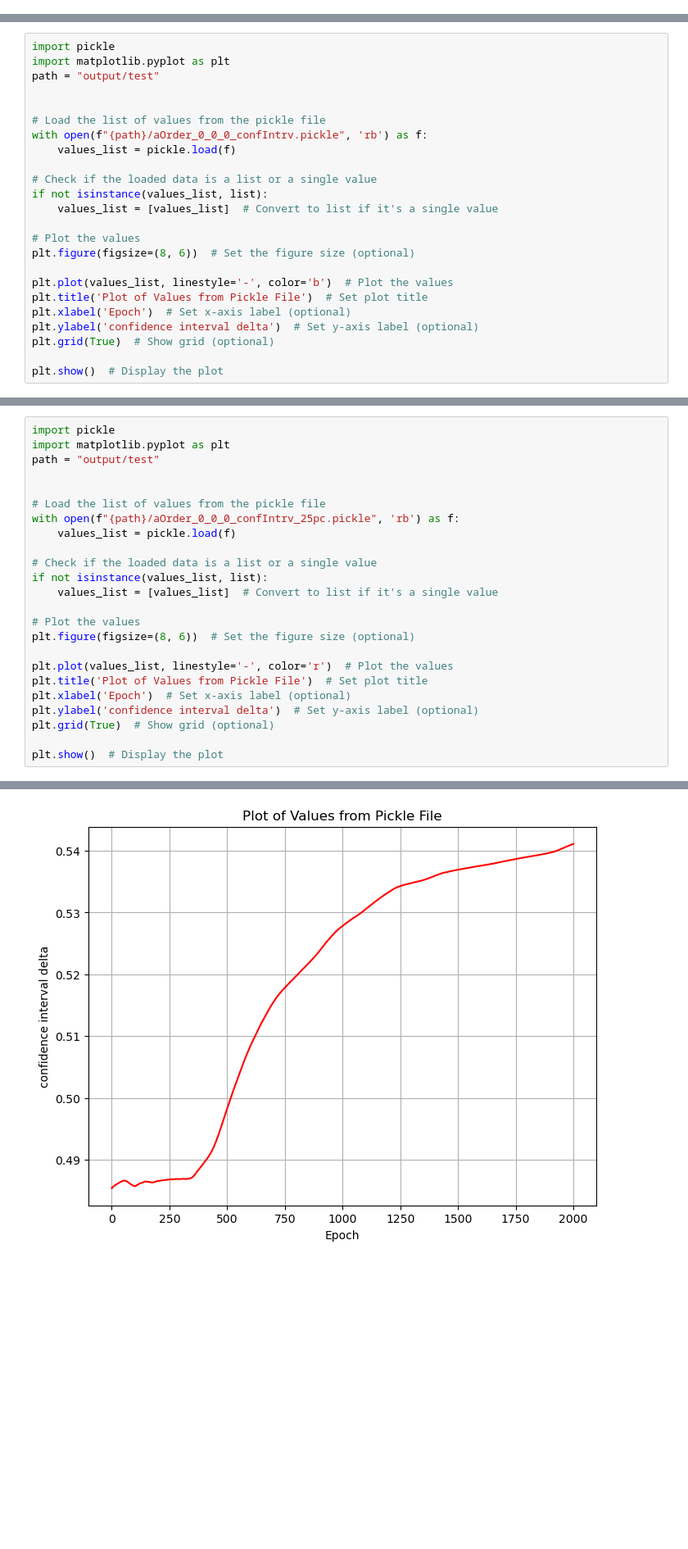
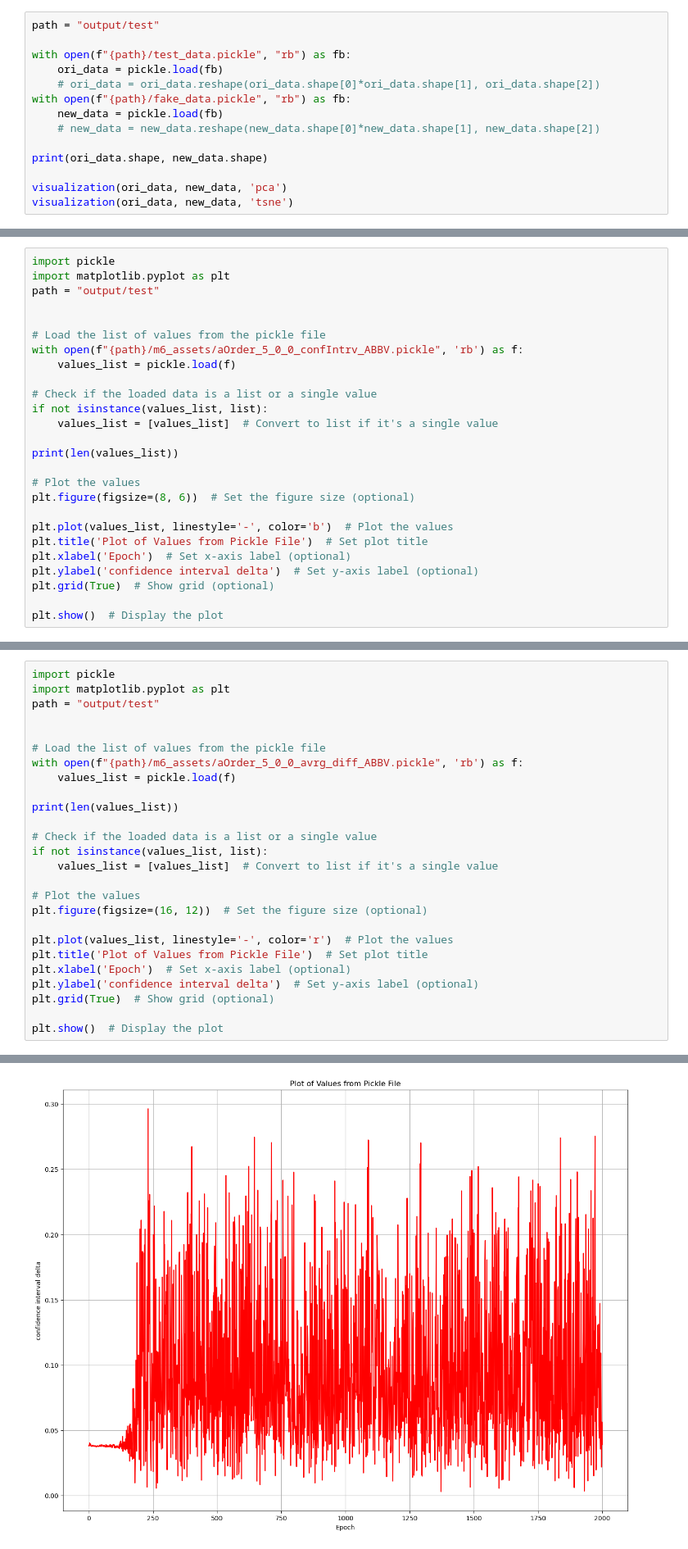
Before and after one commit to H0wl3r2001/timegan-pytorch, a Jupyter notebook: visualization.ipynb, the cells around one changed output, grey strips where cells are left out. Shown at 82% size. Saved outputs shown, nothing was run; the diff lists cells and outputs as text; blank space fills up the shorter version.

```diff
--- a/visualization.ipynb
+++ b/visualization.ipynb
@@ -64,0 +58,14 @@ visualization(ori_data, new_data, 'tsne')
+# %%
+path = "output/test"
+
+with open(f"{path}/test_data.pickle", "rb") as fb:
+    ori_data = pickle.load(fb)
+    # ori_data = ori_data.reshape(ori_data.shape[0]*ori_data.shape[1], ori_data.shape[2])
+with open(f"{path}/fake_data.pickle", "rb") as fb:
+    new_data = pickle.load(fb)
+    # new_data = new_data.reshape(new_data.shape[0]*new_data.shape[1], new_data.shape[2])
+
+print(ori_data.shape, new_data.shape)
+
+visualization(ori_data, new_data, 'pca')
+visualization(ori_data, new_data, 'tsne')
@@ -139,12 +149,14 @@ path = "output/test"
 
 
 # Load the list of values from the pickle file
-with open(f"{path}/aOrder_0_0_0_confIntrv.pickle", 'rb') as f:
+with open(f"{path}/m6_assets/aOrder_5_0_0_confIntrv_ABBV.pickle", 'rb') as f:
     values_list = pickle.load(f)
 
 # Check if the loaded data is a list or a single value
 if not isinstance(values_list, list):
     values_list = [values_list]  # Convert to list if it's a single value
+
+print(len(values_list))
 
 # Plot the values
 plt.figure(figsize=(8, 6))  # Set the figure size (optional)
@@ -165,15 +178,17 @@ path = "output/test"
 
 
 # Load the list of values from the pickle file
-with open(f"{path}/aOrder_0_0_0_confIntrv_25pc.pickle", 'rb') as f:
+with open(f"{path}/m6_assets/aOrder_5_0_0_avrg_diff_ABBV.pickle", 'rb') as f:
     values_list = pickle.load(f)
+
+print(len(values_list))
 
 # Check if the loaded data is a list or a single value
 if not isinstance(values_list, list):
     values_list = [values_list]  # Convert to list if it's a single value
 
 # Plot the values
-plt.figure(figsize=(8, 6))  # Set the figure size (optional)
+plt.figure(figsize=(16, 12))  # Set the figure size (optional)
 
 plt.plot(values_list, linestyle='-', color='r')  # Plot the values
 plt.title('Plot of Values from Pickle File')  # Set plot title
@@ -186,4 +202,4 @@ plt.show()  # Display the plot
-[figure, old version]
+[figure, new version]
 # %%
 import pickle
 import pandas as pd
```
Also changed, not shown: parts of 14 cells of this notebook, 33 other files.
